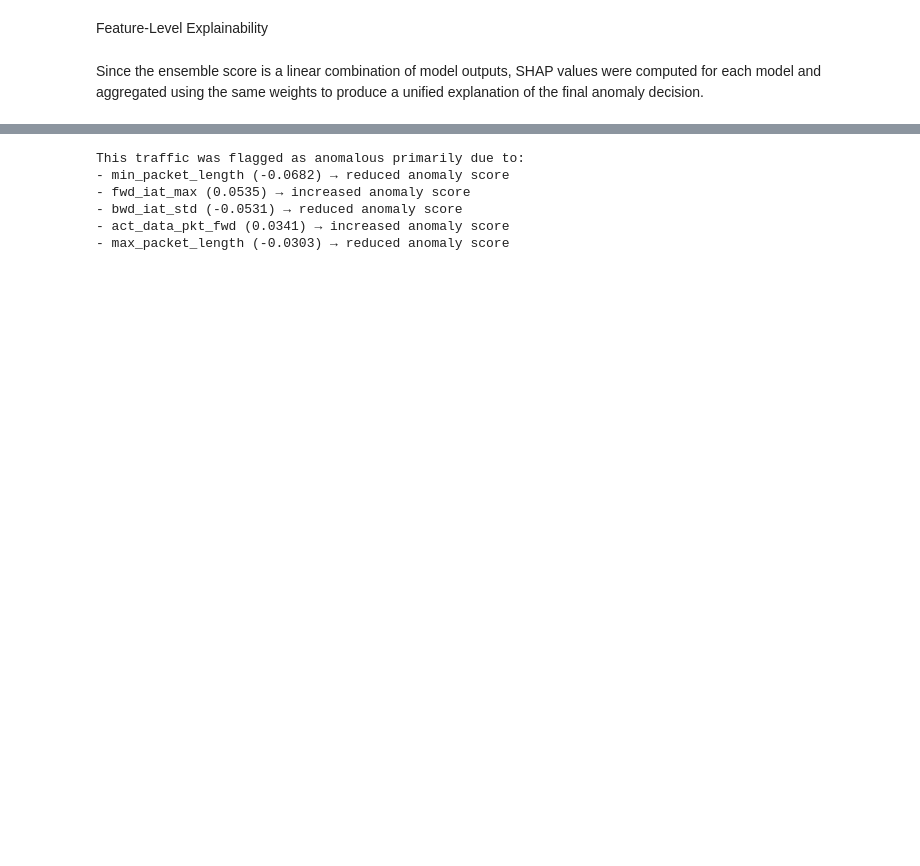
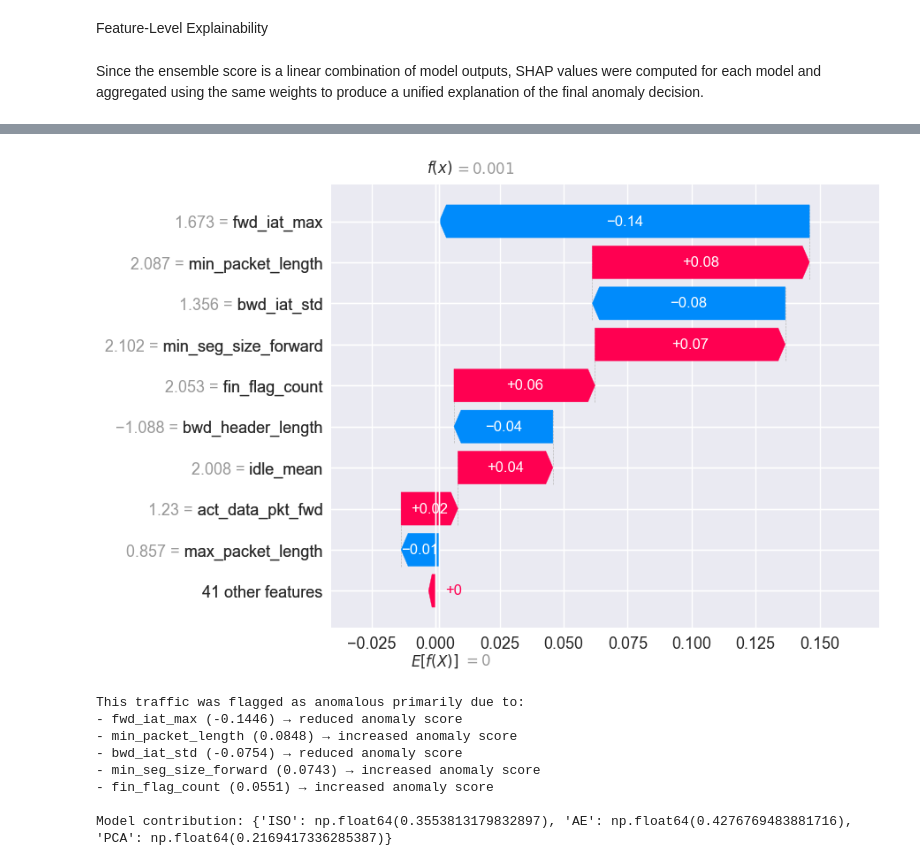
Before and after one commit to Aya-Hamdy12/AI_Cybersecurity, a Jupyter notebook: explainability_xai.ipynb, the cells around one changed output, grey strips where cells are left out. Cells and saved outputs as stored; diff of their text form; code cells hidden in the pictures; blank space fills up the shorter version.

Commit message:
Streamlit updated

```diff
--- a/explainability_xai.ipynb
+++ b/explainability_xai.ipynb
@@ -25,15 +38,16 @@ from tensorflow.keras.models import load_model
 # %%
 project_root = os.path.abspath(os.path.join(os.getcwd()))
 models_path = os.path.join(project_root, "Models")
-data_path   = os.path.join(project_root, "Data", "Processed")
-
+data_path = os.path.join(project_root, "Data", "Processed")
 X_test = joblib.load(os.path.join(data_path, "test_scaled.pkl"))
 X_train = joblib.load(os.path.join(data_path, "train_scaled.pkl"))
 scaler = joblib.load(os.path.join(data_path, "scaler_cicids.pkl"))
 
 iso_model = joblib.load(os.path.join(models_path, "iso_model.pkl"))
 ae_model = load_model(os.path.join(models_path, "autoencoder.keras"))
+pca_model = joblib.load(os.path.join(models_path, "pca_model.pkl"))  # PCA added
 
 
 iso_scores = joblib.load(os.path.join(models_path, "iso_test_scores.pkl"))
 ae_recon_errors = joblib.load(os.path.join(models_path, "ae_preds.pkl"))
+ensemble_df = pd.read_csv(os.path.join(data_path, "ensemble_preds.csv"))
@@ -100,3 +280,14 @@ plt.show()
+# %%
+# Single-Sample Explainability
+def explain_single_anomaly(sample_index):
+    x_sample = validate_and_prepare_input(X_test[sample_index:sample_index+1], X_train.shape[1])
+    iso_shap, ae_shap, pca_shap = get_or_compute_shap(sample_index, x_sample)
+    ensemble_shap, model_contrib = compute_ensemble_shap(sample_index, iso_shap, ae_shap, pca_shap)
+    top_features = rank_top_features(ensemble_shap, top_n=5)
+    explanation_text = generate_explanation(top_features)
+    # waterfall_fig = plot_ensemble_waterfall(x_sample, ensemble_shap)
+    waterfall_fig = plot_ensemble_waterfall(x_sample, ensemble_shap, feature_names)
+    return top_features, explanation_text, waterfall_fig, model_contrib
 # %%
 
 detected_anomalies = ensemble_df[(ensemble_df['Weighted'] == 1)]
@@ -286,14 +334,0 @@ def plot_ensemble_waterfall(x_sample, ensemble_shap_values, feature_names, base_
-# %%
-def explain_single_anomaly(x_sample):
-    # Compute SHAP values
-    iso_shap, ae_shap = compute_shap_values(x_sample)
-    # Compute ensemble SHAP
-    ensemble_shap = compute_ensemble_shap(iso_shap, ae_shap, w_iso=0.6, w_ae=0.4)
-    # Flatten and rank top features
-    top_features = rank_top_features(ensemble_shap, columns_names, top_n=5)
-    # Generate textual explanation
-    explanation_text = generate_explanation(top_features)
-    print(explanation_text)
-    # Plot waterfall
-    fig = plot_ensemble_waterfall(x_sample, ensemble_shap, columns_names)
-    return top_features, explanation_text, fig
@@ -347,13 +335,17 @@ def validate_and_prepare_input(x_sample, expected_num_features):
-# %%
-detected_index = 78
-x_sample = X_test[detected_index:detected_index+1]
-top_features, explanation_text, waterfall_plot = explain_single_anomaly(
-    x_sample
-)
-# %% [output]
-This traffic was flagged as anomalous primarily due to:
-- min_packet_length (-0.0682) → reduced anomaly score
-- fwd_iat_max (0.0535) → increased anomaly score
-- bwd_iat_std (-0.0531) → reduced anomaly score
-- act_data_pkt_fwd (0.0341) → increased anomaly score
-- max_packet_length (-0.0303) → reduced anomaly score
+# %%
+if __name__ == "__main__":
+    detected_index = 78  # Example index
+    top_features, explanation_text, waterfall_fig, model_contrib = explain_single_anomaly(detected_index)
+    print(explanation_text)
+    print("Model contribution:", model_contrib)
+    waterfall_fig # For Jupyter / Streamlit, use st.pyplot(waterfall_fig)
+# %% [output]
+[figure, added]
+This traffic was flagged as anomalous primarily due to:
+- fwd_iat_max (-0.1446) → reduced anomaly score
+- min_packet_length (0.0848) → increased anomaly score
+- bwd_iat_std (-0.0754) → reduced anomaly score
+- min_seg_size_forward (0.0743) → increased anomaly score
+- fin_flag_count (0.0551) → increased anomaly score
+
+Model contribution: {'ISO': np.float64(0.3553813179832897), 'AE': np.float64(0.4276769483881716), 'PCA': np.float64(0.2169417336285387)}
```
Also changed, not shown: parts of 32 cells of this notebook, 14 other files.
